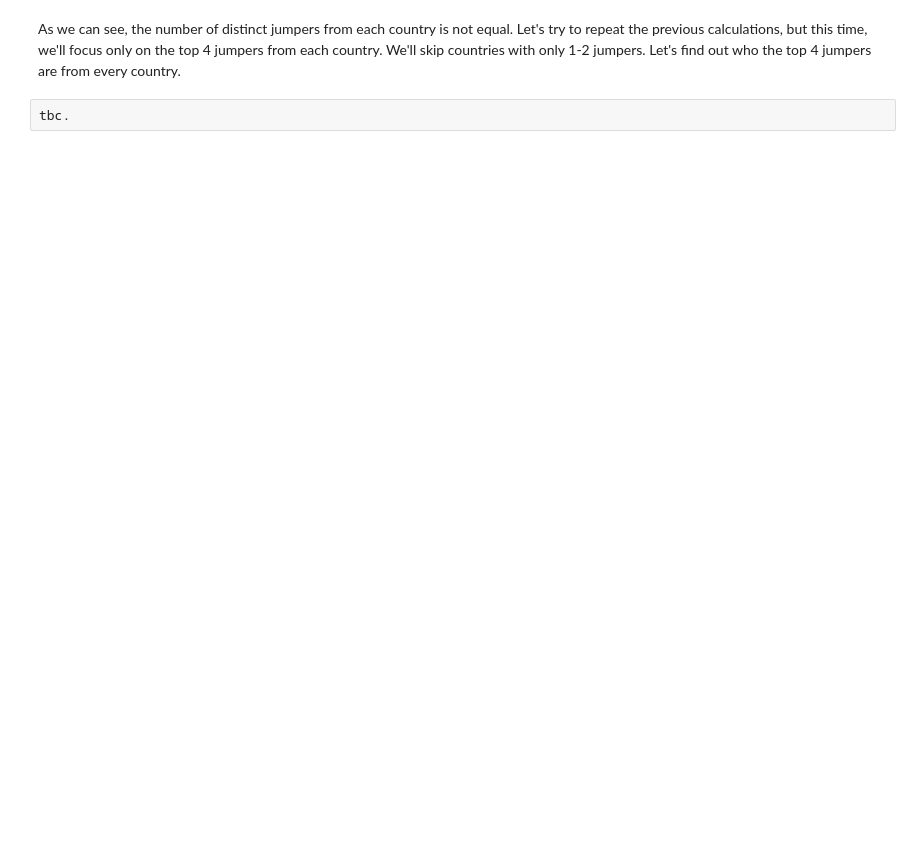
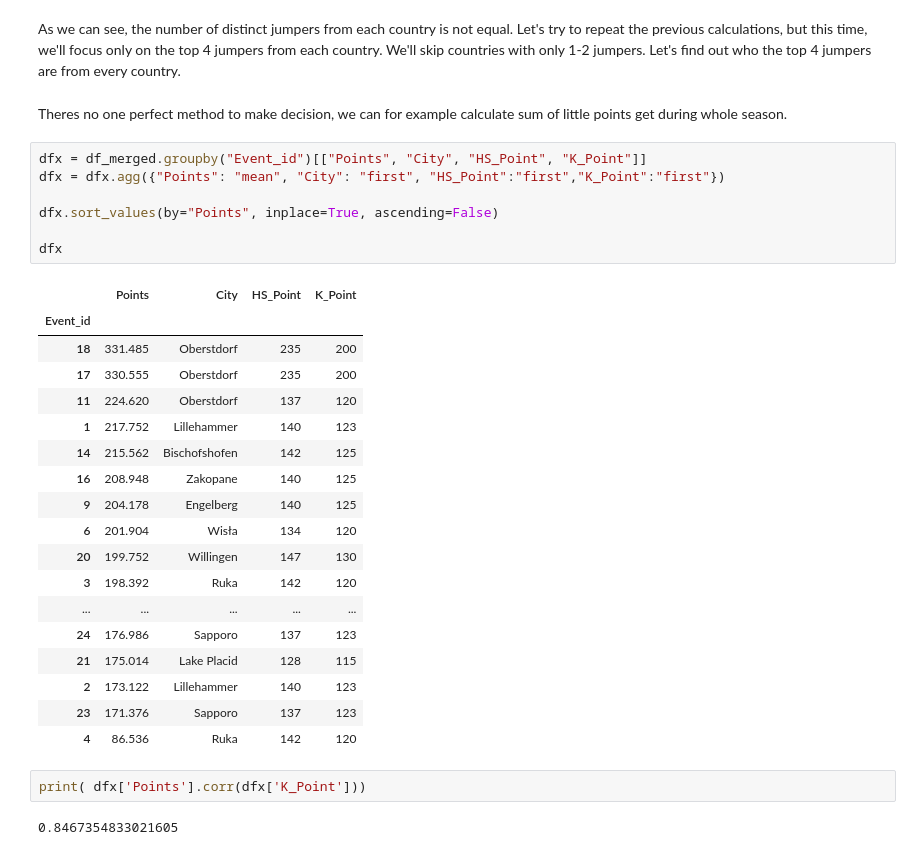
Before and after one commit to msh0000/skijumping-scraper-analysis, a Jupyter notebook: Untitled.ipynb, the cells around one changed output. Drawn from its saved outputs; the diff is of its cells as text; blank space fills up the shorter version.

```diff
--- a/Untitled.ipynb
+++ b/Untitled.ipynb
@@ -187,5 +227,35 @@ Estonia        1
 Name: Jumper, dtype: int64
 # %% [markdown]
 As we can see, the number of distinct jumpers from each country is not equal. Let's try to repeat the previous calculations, but this time, we'll focus only on the top 4 jumpers from each country. We'll skip countries with only 1-2 jumpers. Let's find out who the top 4 jumpers are from every country.
-# %%
-tbc.
+# %% [markdown]
+Theres no one perfect method to make decision, we can for example calculate sum of little points get during whole season.
+# %%
+dfx = df_merged.groupby("Event_id")[["Points", "City", "HS_Point", "K_Point"]]
+dfx = dfx.agg({"Points": "mean", "City": "first", "HS_Point":"first","K_Point":"first"})
+
+dfx.sort_values(by="Points", inplace=True, ascending=False)
+
+dfx
+# %% [output]
+|  | Points | City | HS_Point | K_Point |
+| Event_id |  |  |  |  |
+| 18 | 331.485 | Oberstdorf | 235 | 200 |
+| 17 | 330.555 | Oberstdorf | 235 | 200 |
+| 11 | 224.620 | Oberstdorf | 137 | 120 |
+| 1 | 217.752 | Lillehammer | 140 | 123 |
+| 14 | 215.562 | Bischofshofen | 142 | 125 |
+| 16 | 208.948 | Zakopane | 140 | 125 |
+| 9 | 204.178 | Engelberg | 140 | 125 |
+| 6 | 201.904 | Wisła | 134 | 120 |
+| 20 | 199.752 | Willingen | 147 | 130 |
+| 3 | 198.392 | Ruka | 142 | 120 |
+| ... | ... | ... | ... | ... |
+| 24 | 176.986 | Sapporo | 137 | 123 |
+| 21 | 175.014 | Lake Placid | 128 | 115 |
+| 2 | 173.122 | Lillehammer | 140 | 123 |
+| 23 | 171.376 | Sapporo | 137 | 123 |
+| 4 | 86.536 | Ruka | 142 | 120 |
+# %%
+print( dfx['Points'].corr(dfx['K_Point']))
+# %% [output]
+0.8467354833021605
```
Also changed, not shown: parts of 30 cells of this notebook, 2 other files.
